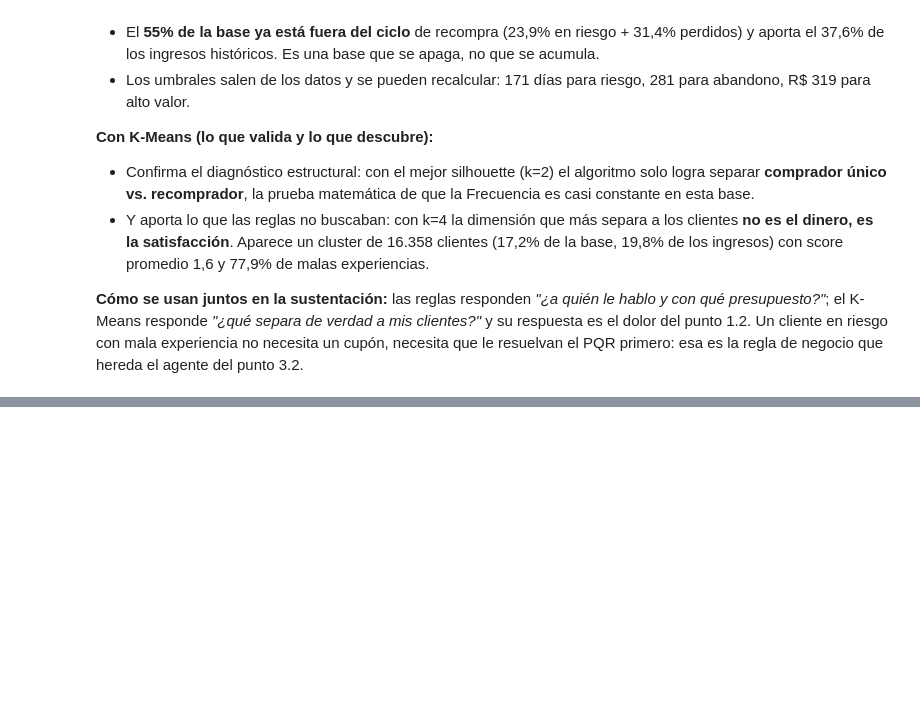
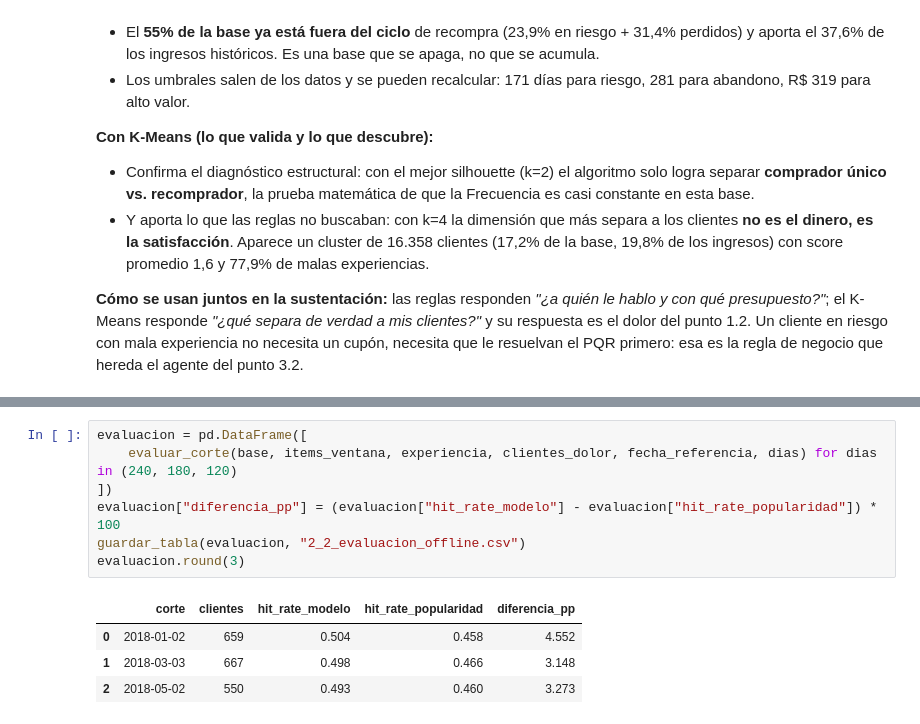
Before and after one commit to Mateo-Rua/prueba-tecnica-proteccion-ds-ia, a Jupyter notebook: notebooks/02_punto2_segmentacion_ubicacion.ipynb, the cells around one changed output, grey strips where cells are left out. Drawn from its saved outputs; the diff is of its cells as text; blank space fills up the shorter version.

```diff
--- a/notebooks/02_punto2_segmentacion_ubicacion.ipynb
+++ b/notebooks/02_punto2_segmentacion_ubicacion.ipynb
@@ -498,0 +573,12 @@ Guardado: C:\Users\user\Downloads\prueba-tecnica-proteccion-ds-ia\data\processed
+# %%
+evaluacion = pd.DataFrame([
+    evaluar_corte(base, items_ventana, experiencia, clientes_dolor, fecha_referencia, dias) for dias in (240, 180, 120)
+])
+evaluacion["diferencia_pp"] = (evaluacion["hit_rate_modelo"] - evaluacion["hit_rate_popularidad"]) * 100
+guardar_tabla(evaluacion, "2_2_evaluacion_offline.csv")
+evaluacion.round(3)
+# %% [output]
+|  | corte | clientes | hit_rate_modelo | hit_rate_popularidad | diferencia_pp |
+| 0 | 2018-01-02 | 659 | 0.504 | 0.458 | 4.552 |
+| 1 | 2018-03-03 | 667 | 0.498 | 0.466 | 3.148 |
+| 2 | 2018-05-02 | 550 | 0.493 | 0.460 | 3.273 |
```
Also changed, not shown: parts of 10 cells of this notebook, 7 other files.
